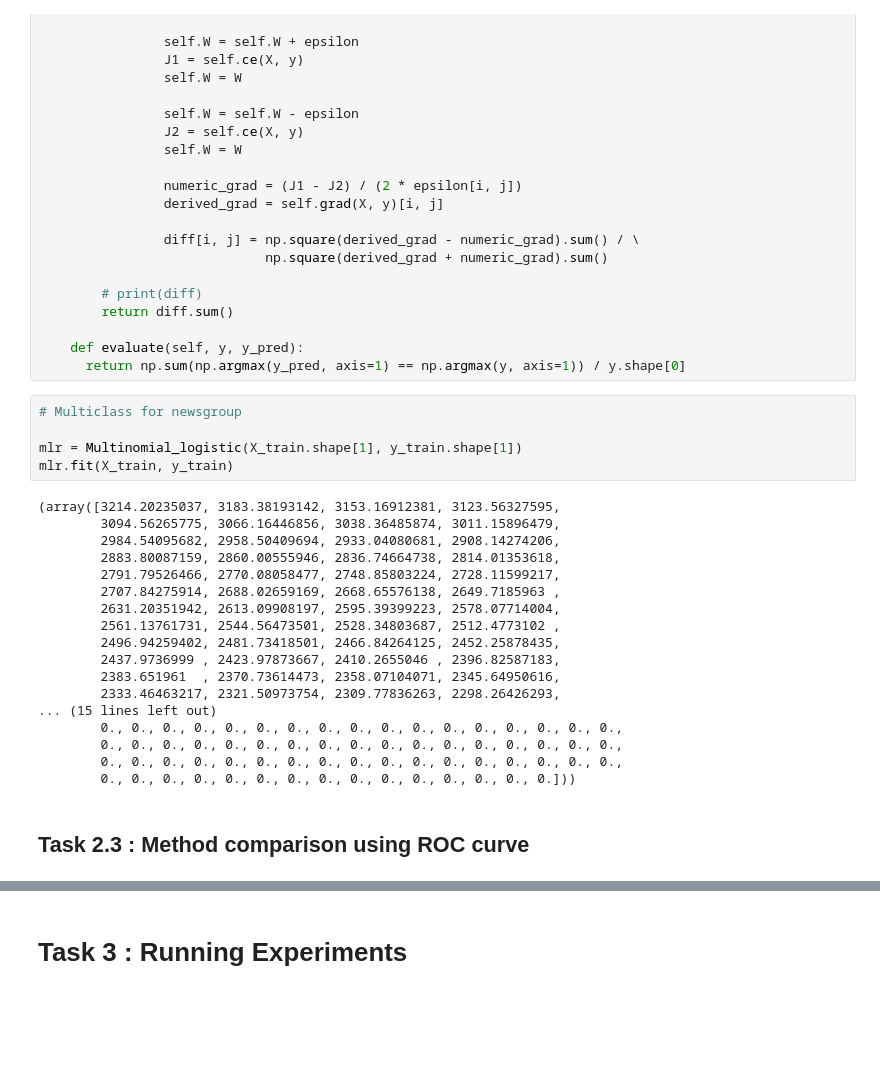
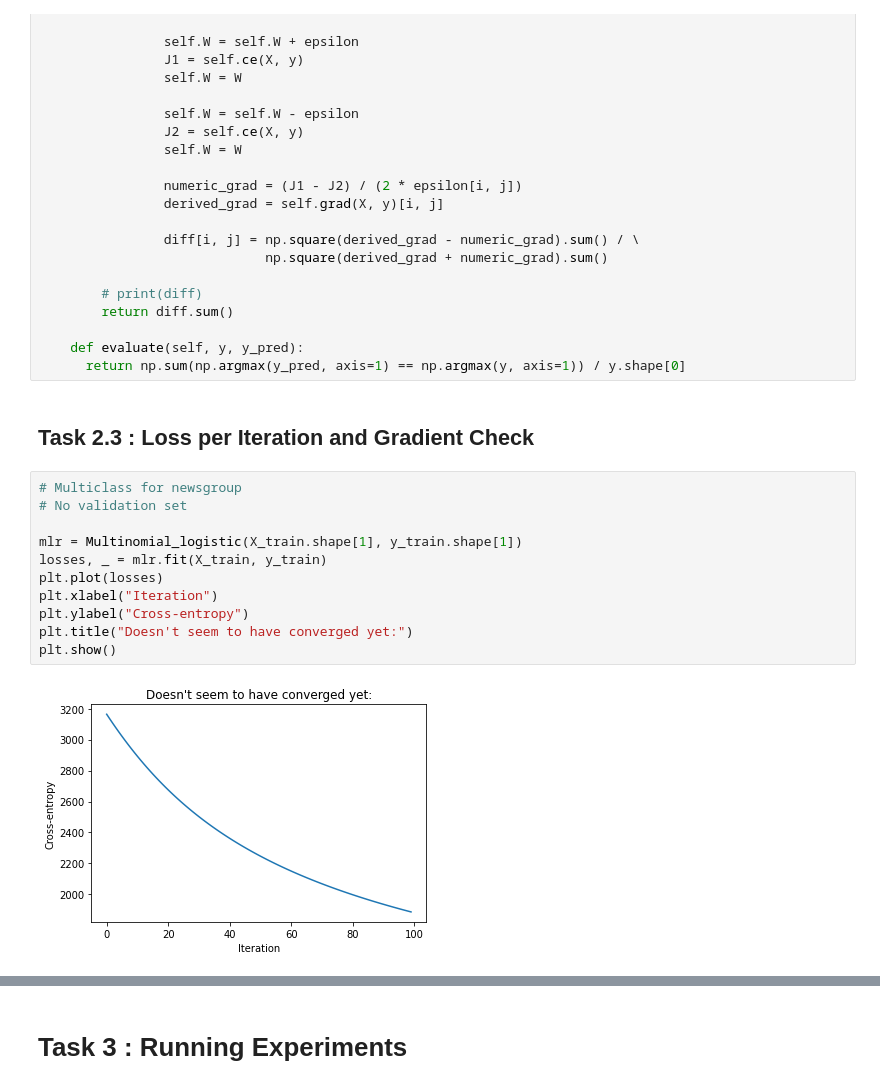
Before and after one commit to acollin19/comp551, a Jupyter notebook: assignment2_group_24.ipynb, the cells around one changed output, grey strips where cells are left out. Saved outputs shown, nothing was run; the diff lists cells and outputs as text; blank space fills up the shorter version.

```diff
--- a/assignment2_group_24.ipynb
+++ b/assignment2_group_24.ipynb
@@ -483,28 +477,18 @@ class Multinomial_logistic:
 
     def evaluate(self, y, y_pred):
       return np.sum(np.argmax(y_pred, axis=1) == np.argmax(y, axis=1)) / y.shape[0]
+# %% [markdown]
+## Task 2.3 : Loss per Iteration and Gradient Check
 # %%
 # Multiclass for newsgroup
+# No validation set
 
 mlr = Multinomial_logistic(X_train.shape[1], y_train.shape[1])
-mlr.fit(X_train, y_train)
+losses, _ = mlr.fit(X_train, y_train)
+plt.plot(losses)
+plt.xlabel("Iteration")
+plt.ylabel("Cross-entropy")
+plt.title("Doesn't seem to have converged yet:")
+plt.show()
 # %% [output]
-(array([3214.20235037, 3183.38193142, 3153.16912381, 3123.56327595,
-        3094.56265775, 3066.16446856, 3038.36485874, 3011.15896479,
-        2984.54095682, 2958.50409694, 2933.04080681, 2908.14274206,
-        2883.80087159, 2860.00555946, 2836.74664738, 2814.01353618,
-        2791.79526466, 2770.08058477, 2748.85803224, 2728.11599217,
-        2707.84275914, 2688.02659169, 2668.65576138, 2649.7185963 ,
-        2631.20351942, 2613.09908197, 2595.39399223, 2578.07714004,
-        2561.13761731, 2544.56473501, 2528.34803687, 2512.4773102 ,
-        2496.94259402, 2481.73418501, 2466.84264125, 2452.25878435,
-        2437.9736999 , 2423.97873667, 2410.2655046 , 2396.82587183,
-        2383.651961  , 2370.73614473, 2358.07104071, 2345.64950616,
-        2333.46463217, 2321.50973754, 2309.77836263, 2298.26426293,
-... (15 lines left out)
-        0., 0., 0., 0., 0., 0., 0., 0., 0., 0., 0., 0., 0., 0., 0., 0., 0.,
-        0., 0., 0., 0., 0., 0., 0., 0., 0., 0., 0., 0., 0., 0., 0., 0., 0.,
-        0., 0., 0., 0., 0., 0., 0., 0., 0., 0., 0., 0., 0., 0., 0., 0., 0.,
-        0., 0., 0., 0., 0., 0., 0., 0., 0., 0., 0., 0., 0., 0., 0.]))
+[figure, added]
-# %% [markdown]
-## Task 2.3 : Method comparison using ROC curve
```
Also changed, not shown: parts of 19 cells of this notebook.
